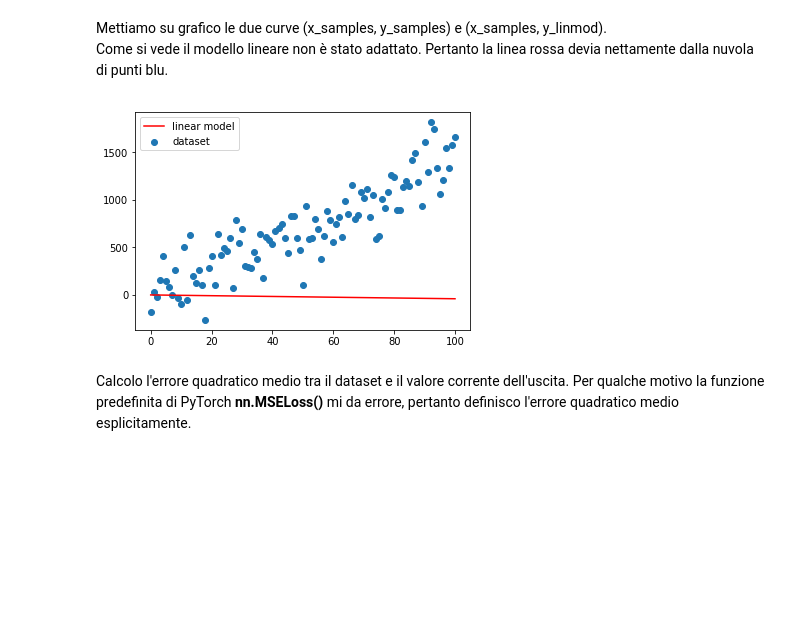
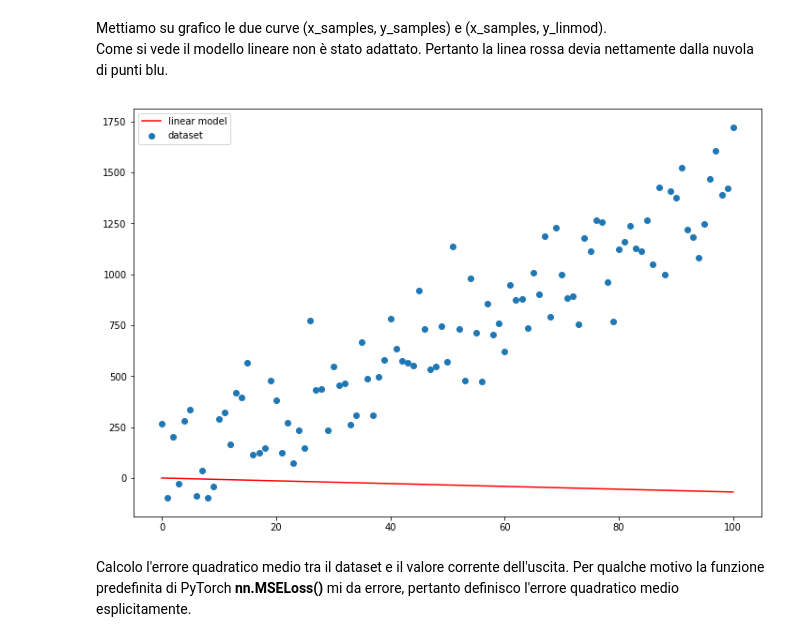
Before and after one commit to Antozamm/1week4, a Jupyter notebook: LinearRegression_w_Pytorch2.ipynb, the cells around one changed output. Cells and saved outputs as stored; diff of their text form; code cells hidden in the pictures; blank space fills up the shorter version.

```diff
--- a/LinearRegression_w_Pytorch2.ipynb
+++ b/LinearRegression_w_Pytorch2.ipynb
@@ -152,12 +152,13 @@ torch.Size([101, 1])
 Mettiamo su grafico le due curve (x_samples, y_samples) e (x_samples, y_linmod).<br>
 Come si vede il modello lineare non è stato adattato. Pertanto la linea rossa devia nettamente dalla nuvola di punti blu.
 # %%
+ax = plt.figure(figsize = (12,8))
 plt.scatter(x_samples.numpy(),y_samples.numpy(), label="dataset")
 plt.plot(x_samples.numpy(),y_linmod.detach().numpy(),'r', label="linear model")
 plt.legend()
 plt.show()
 # %% [output]
-[figure, old version]
+[figure, new version]
 # %% [markdown]
 Calcolo l'errore quadratico medio tra il dataset e il valore corrente dell'uscita. Per qualche motivo la funzione predefinita di PyTorch <strong>nn.MSELoss()</strong> mi da errore, pertanto definisco l'errore quadratico medio esplicitamente.
 # %%
```
Also changed, not shown: parts of 21 cells of this notebook.
